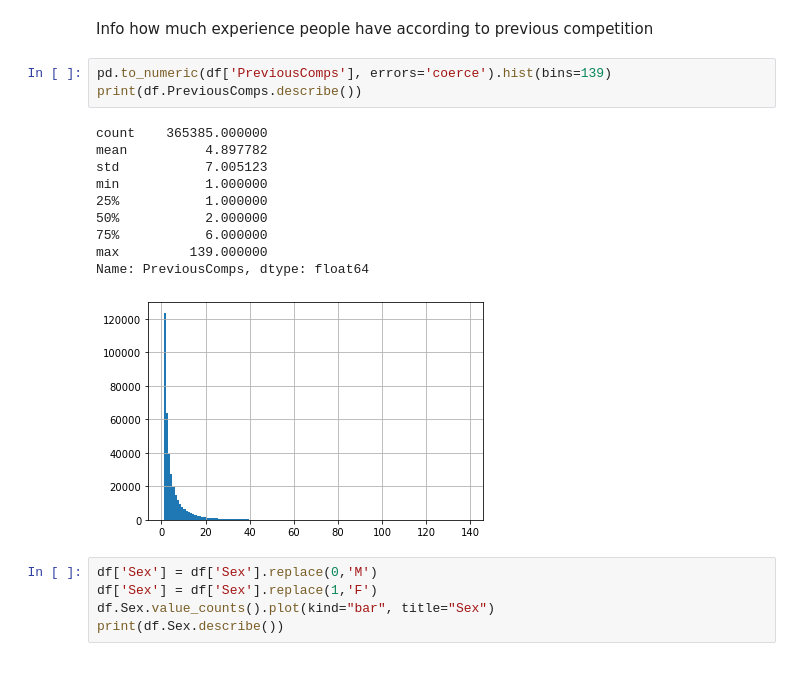
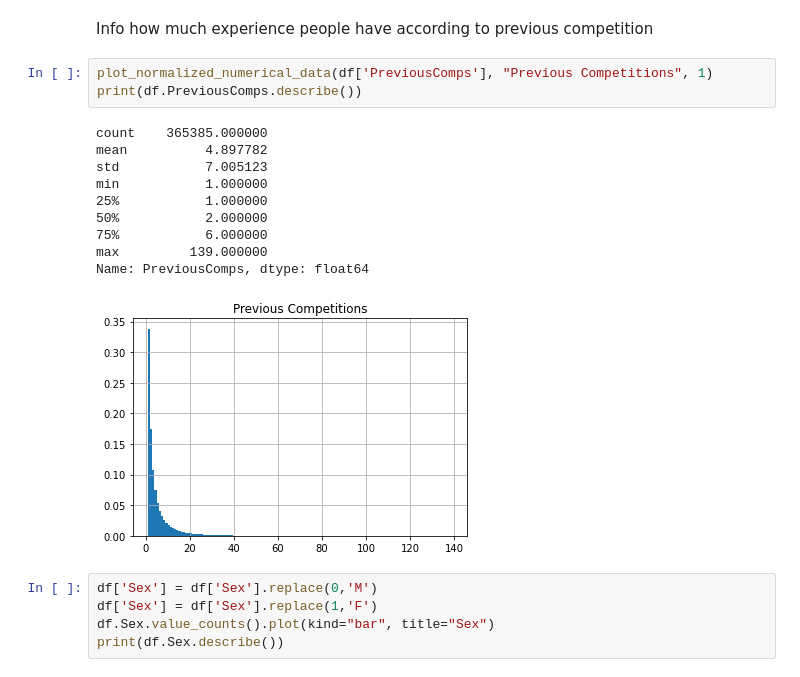
Before and after one commit to tiitvaino/Analysis_of_powerlifting_meet_results, a Jupyter notebook: Clean data explore.ipynb, the cells around one changed output. Drawn from its saved outputs; the diff is of its cells as text.

Commit message:
Refactoring and made some plots prettier

```diff
--- a/Clean data explore.ipynb
+++ b/Clean data explore.ipynb
@@ -35,19 +35,19 @@ We have  13  columns:  ['Unnamed: 0' 'PreviousComps' 'Sex' 'Equipment' 'Age' 'Wi
 # %% [markdown]
 Info how much experience people have according to previous competition
 # %%
-pd.to_numeric(df['PreviousComps'], errors='coerce').hist(bins=139)
+plot_normalized_numerical_data(df['PreviousComps'], "Previous Competitions", 1)
 print(df.PreviousComps.describe())
 # %% [output]
 count    365385.000000
 mean          4.897782
 std           7.005123
 min           1.000000
 25%           1.000000
 50%           2.000000
 75%           6.000000
 max         139.000000
 Name: PreviousComps, dtype: float64
-[figure, old version]
+[figure, new version]
 # %%
 df['Sex'] = df['Sex'].replace(0,'M')
 df['Sex'] = df['Sex'].replace(1,'F')
```
Also changed, not shown: 1 other file.
